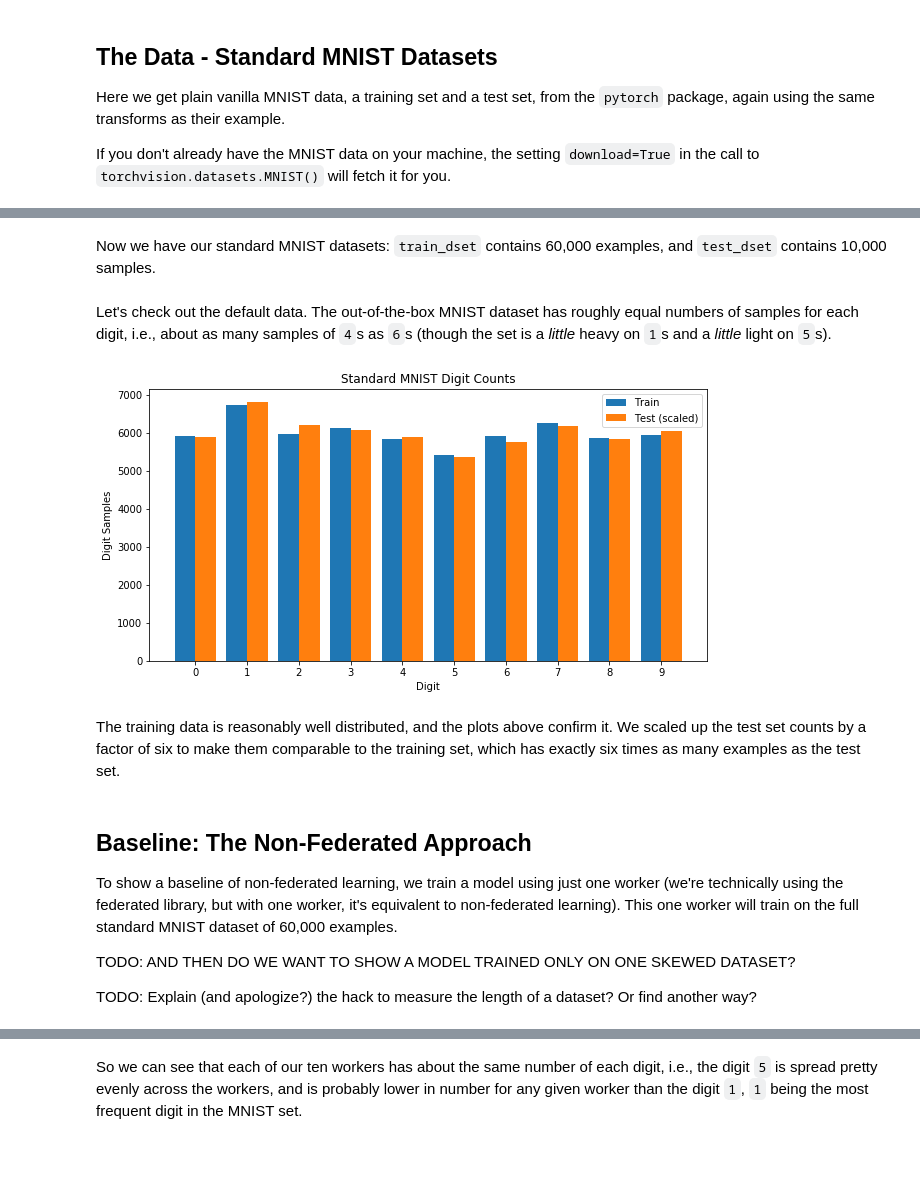
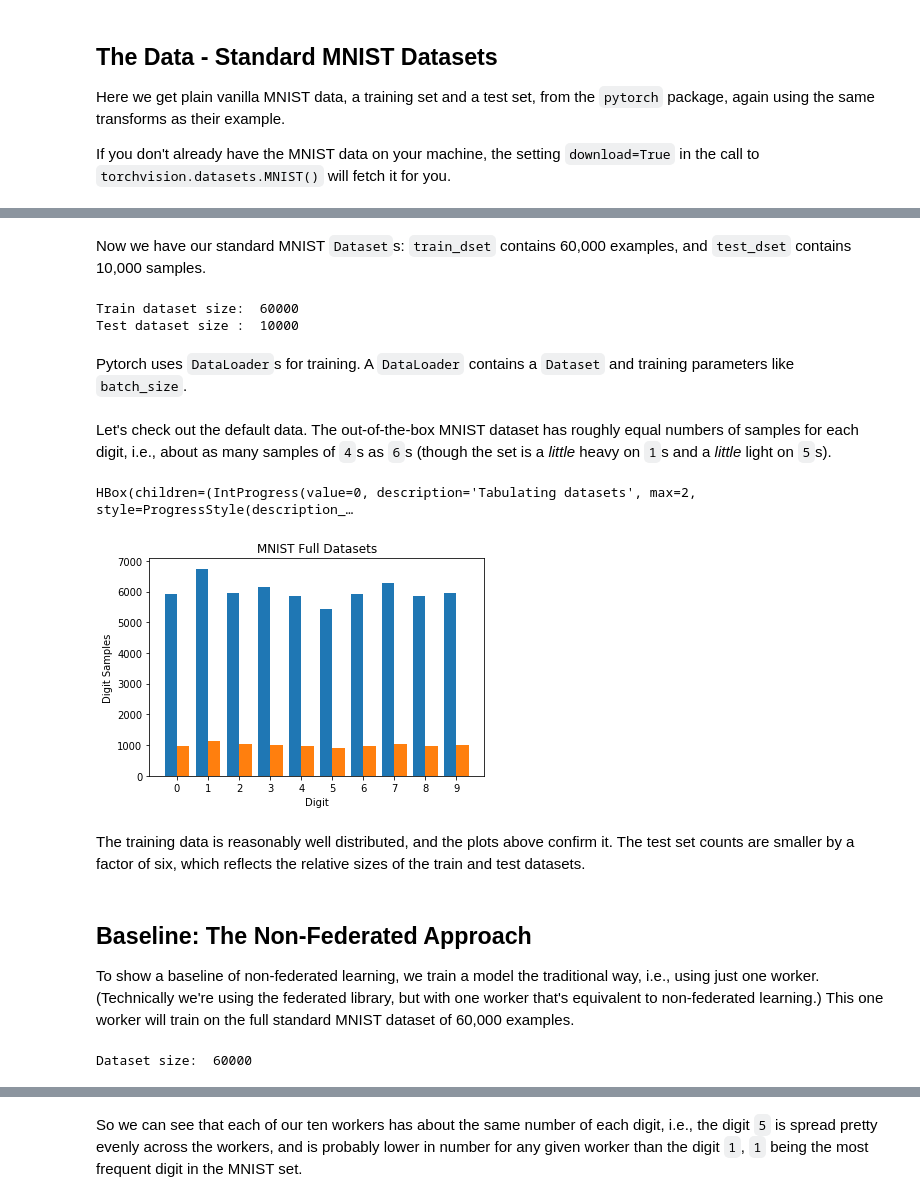
Before and after one commit to rmicallef/bfpytorch, a Jupyter notebook: MNIST-Fed-Part1.ipynb, the cells around one changed output, grey strips where cells are left out. Cells and saved outputs as stored; diff of their text form; code cells hidden in the pictures; blank space fills up the shorter version.

```diff
--- a/MNIST-Fed-Part1.ipynb
+++ b/MNIST-Fed-Part1.ipynb
@@ -111,46 +103,79 @@ Test dataset size :  10000
 # %% [markdown]
-Now we have our standard MNIST datasets: `train_dset` contains 60,000 examples, and `test_dset` contains 10,000 samples.
+Now we have our standard MNIST `Dataset`s: `train_dset` contains 60,000 examples, and `test_dset` contains 10,000 samples.
+# %%
+print("Train dataset size: ", len(train_dset))
+print("Test dataset size : ", len(test_dset))
+# %% [output]
+Train dataset size:  60000
+Test dataset size :  10000
+# %% [markdown]
+Pytorch uses `DataLoader`s for training. A `DataLoader` contains a `Dataset` and training parameters like `batch_size`.
 # %%
-# create dataloaders
-
 from torch.utils.data import DataLoader
 
 train_batch_size = 64
 test_batch_size = 1000
 
 # create standard dataloaders using all of the MNIST data
-train_dloader = DataLoader(train_dset, batch_size=train_batch_size, shuffle=True)
-test_dloader = DataLoader(test_dset, batch_size=test_batch_size, shuffle=True)
+train_dl = DataLoader(train_dset, batch_size=train_batch_size, shuffle=True)
+test_dl = DataLoader(test_dset, batch_size=test_batch_size, shuffle=True)
 # %% [markdown]
 Let's check out the default data. The out-of-the-box MNIST dataset has roughly equal numbers of samples for each digit, i.e., about as many samples of `4`s as `6`s (though the set is a *little* heavy on `1`s and a *little* light on `5`s).
 # %%
 %matplotlib inline
 import matplotlib
 import matplotlib.pyplot as plt
+from tqdm.notebook import tqdm
+from tqdm.notebook import trange
+import federated as fed
+import federated_mnist as fm
+from collections import Counter
+import numpy as np
 
+'''
 fig, ax = plt.subplots(figsize=(10, 5))
 ax.set_title('Standard MNIST Digit Counts')
 ax.set_xlabel('Digit')
 ax.set_ylabel('Digit Samples')
 ax.xaxis.set_major_locator(plt.MultipleLocator(1))
-ax.hist([train_dloader.dataset.targets.tolist(), test_dloader.dataset.targets.tolist()*6],
+ax.hist([train_dl.dataset.targets.tolist(), test_dl.dataset.targets.tolist()*6],
         label=['Train', 'Test (scaled)'],
         bins=list(range(11)),
         histtype='bar',
         align='left',
         rwidth=0.8,
        )
 ax.legend();
+'''
+
+def plot_digit_histogram(dls, title=''):
+
+    fig, ax = plt.subplots()
+    ax.set_title(title)
+    ax.xaxis.set_major_locator(plt.MultipleLocator(1))
+    ax.set_ylabel('Digit Samples')
+    ax.set_xlabel('Digit')
+
+    ys = []
+    for dset in tqdm([dl.dataset for dl in dls], desc='Tabulating datasets'):
+        _, y = fm.consume_dataset(dset)
+        ys.append(sorted(Counter(y)))
+
+    H = ax.hist(ys, bins=range(11), histtype='bar', align='left', rwidth=0.8)
+
+
+plot_digit_histogram([train_dl, test_dl], 'MNIST Full Datasets')
 # %% [output]
+HBox(children=(IntProgress(value=0, description='Tabulating datasets', max=2, style=ProgressStyle(description_…
-[figure, old version]
+[figure, new version]
 # %% [markdown]
-The training data is reasonably well distributed, and the plots above confirm it. We scaled up the test set counts by a factor of six to make them comparable to the training set, which has exactly six times as many examples as the test set.
+The training data is reasonably well distributed, and the plots above confirm it. The test set counts are smaller by a factor of six, which reflects the relative sizes of the train and test datasets.
 # %% [markdown]
 ## Baseline: The Non-Federated Approach
 
-To show a baseline of non-federated learning, we train a model using just one worker (we're technically using the federated library, but with one worker, it's equivalent to non-federated learning). This one worker will train on the full standard MNIST dataset of 60,000 examples.
-
-TODO: AND THEN DO WE WANT TO SHOW A MODEL TRAINED ONLY ON ONE SKEWED DATASET?
-
-TODO: Explain (and apologize?) the hack to measure the length of a dataset? Or find another way?
+To show a baseline of non-federated learning, we train a model the traditional way, i.e., using just one worker. (Technically we're using the federated library, but with one worker that's equivalent to non-federated learning.) This one worker will train on the full standard MNIST dataset of 60,000 examples.
+# %%
+print("Dataset size: ", len(train_dl.dataset))
+# %% [output]
+Dataset size:  60000
 # %%
```
Also changed, not shown: parts of 45 cells of this notebook, 2 other files.
